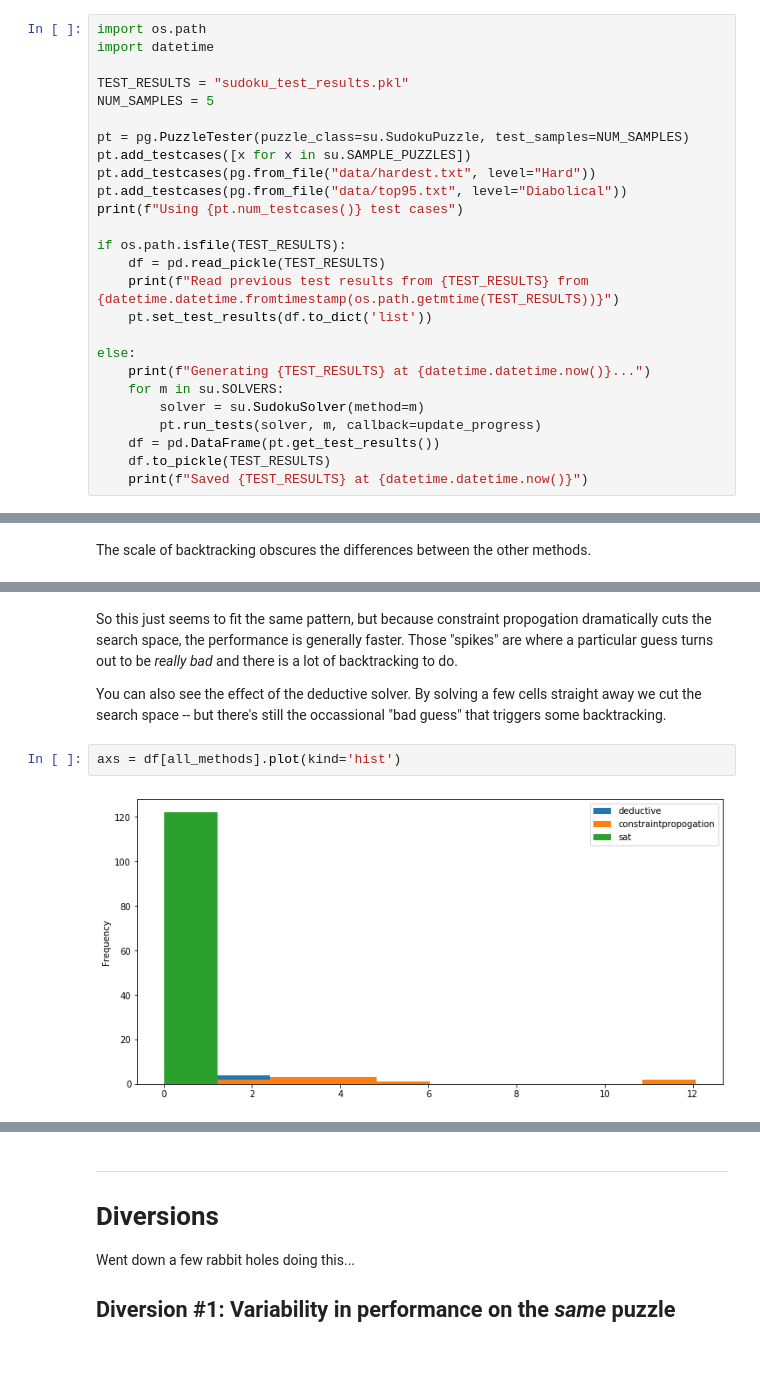
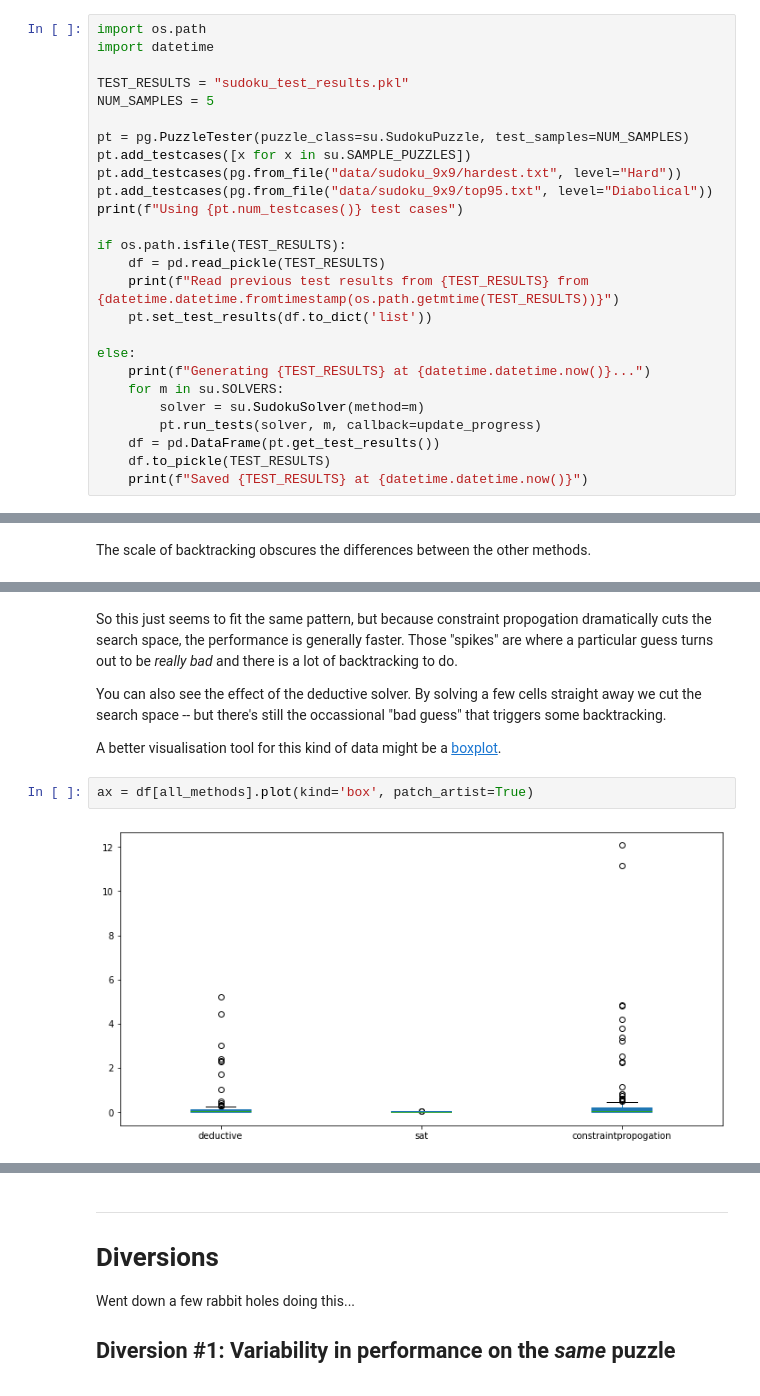
Before and after one commit to hissohathair/puzzle-solvers, a Jupyter notebook: Sudoku Solver.ipynb, the cells around one changed output, grey strips where cells are left out. Saved outputs shown, nothing was run; the diff lists cells and outputs as text; blank space fills up the shorter version.

```diff
--- a/Sudoku Solver.ipynb
+++ b/Sudoku Solver.ipynb
@@ -327,8 +327,8 @@ NUM_SAMPLES = 5
 
 pt = pg.PuzzleTester(puzzle_class=su.SudokuPuzzle, test_samples=NUM_SAMPLES)
 pt.add_testcases([x for x in su.SAMPLE_PUZZLES])
-pt.add_testcases(pg.from_file("data/hardest.txt", level="Hard"))
-pt.add_testcases(pg.from_file("data/top95.txt", level="Diabolical"))
+pt.add_testcases(pg.from_file("data/sudoku_9x9/hardest.txt", level="Hard"))
+pt.add_testcases(pg.from_file("data/sudoku_9x9/top95.txt", level="Diabolical"))
 print(f"Using {pt.num_testcases()} test cases")
 
 if os.path.isfile(TEST_RESULTS):
@@ -389,8 +389,10 @@ axs = df[all_methods].plot()
 So this just seems to fit the same pattern, but because constraint propogation dramatically cuts the search space, the performance is generally faster. Those "spikes" are where a particular guess turns out to be *really bad* and there is a lot of backtracking to do.
 
 You can also see the effect of the deductive solver. By solving a few cells straight away we cut the search space -- but there's still the occassional "bad guess" that triggers some backtracking.
+
+A better visualisation tool for this kind of data might be a [boxplot](http://vita.had.co.nz/papers/boxplots.pdf).
 # %%
-axs = df[all_methods].plot(kind='hist')
+ax = df[all_methods].plot(kind='box', patch_artist=True)
 # %% [output]
-[figure, old version]
+[figure, new version]
 # %% [markdown]
```
Also changed, not shown: parts of 33 cells of this notebook, 5 other files.
